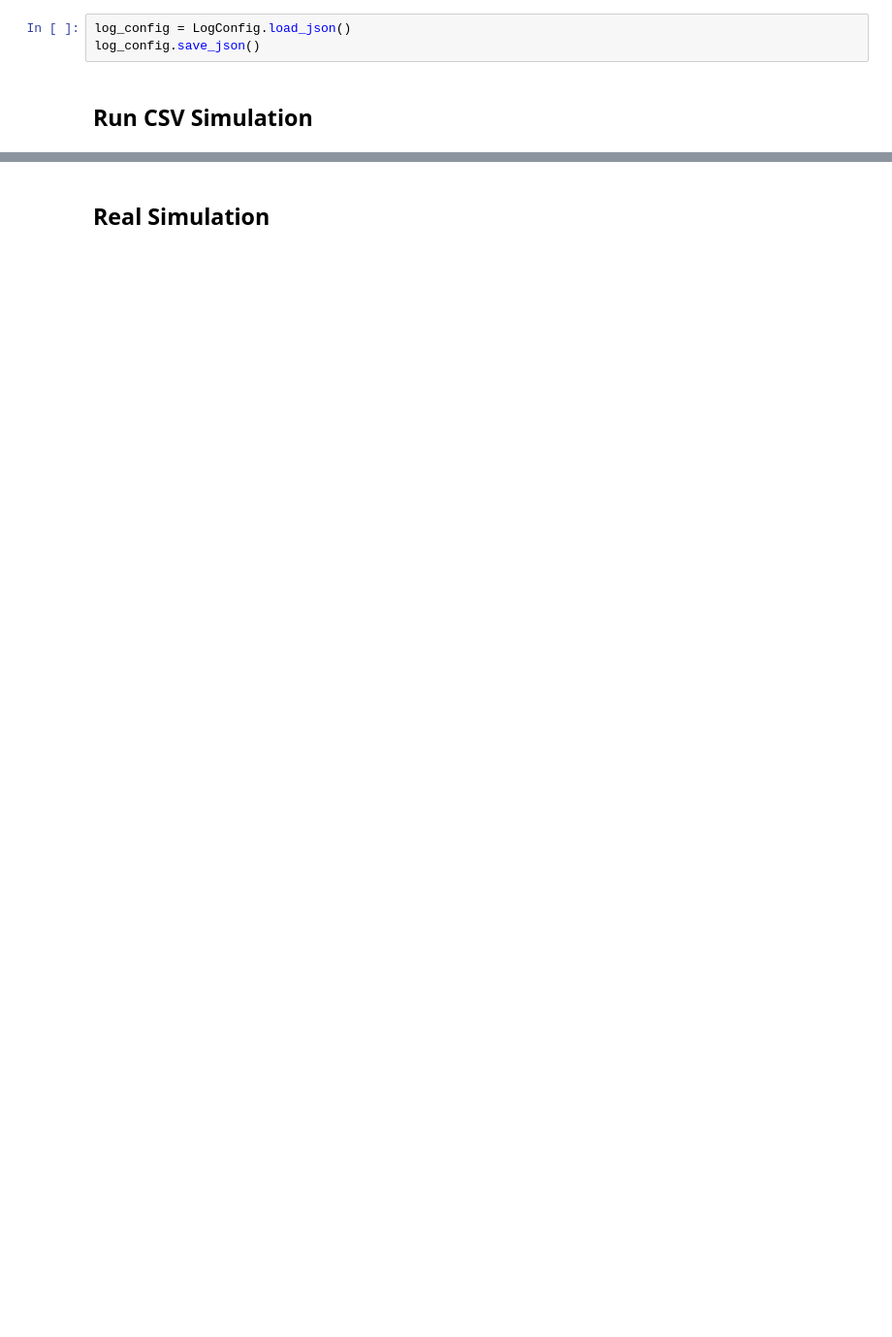
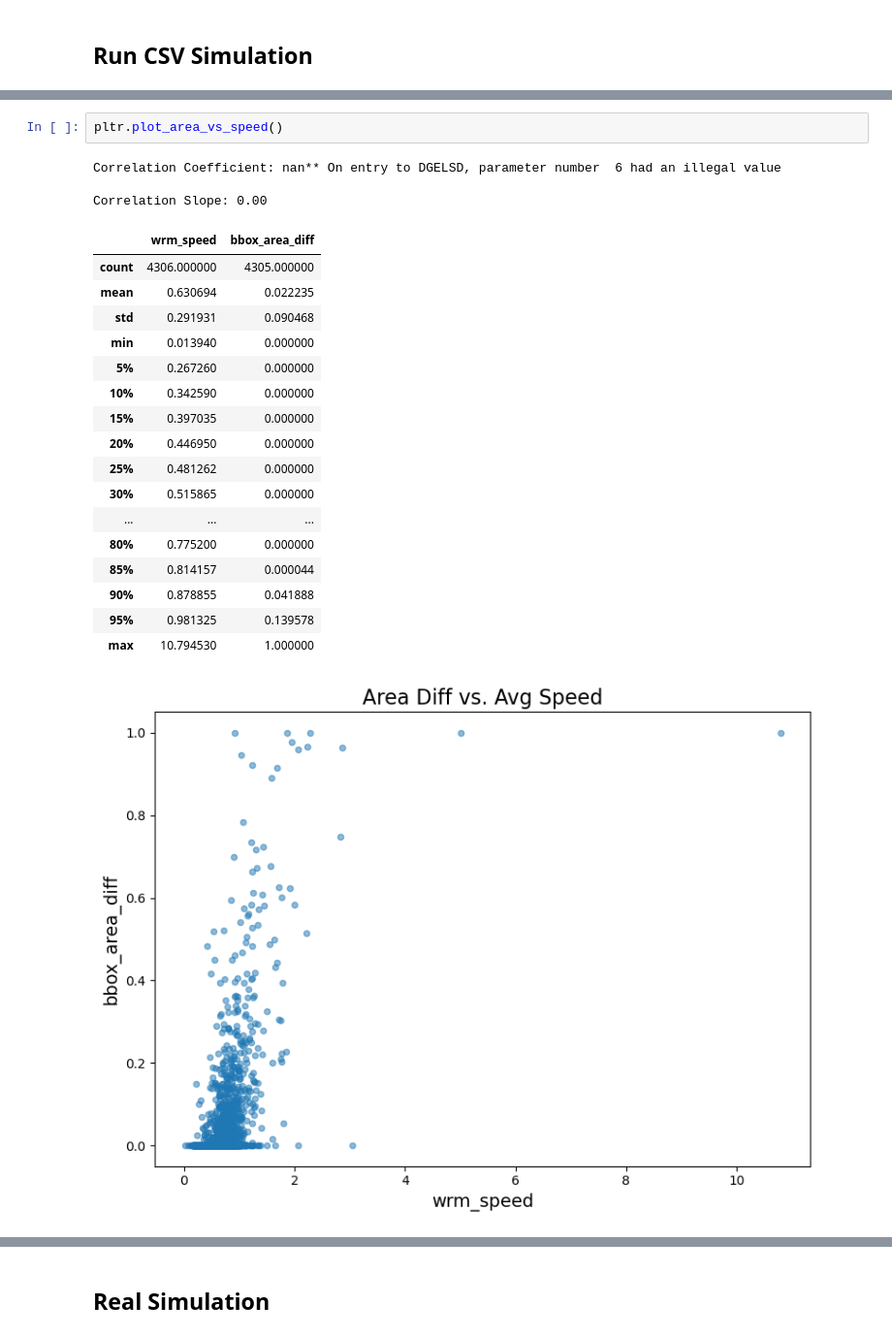
Before and after one commit to giladfrid009/WTracker, a Jupyter notebook: main2.ipynb, the cells around one changed output, grey strips where cells are left out. Shown at 97% size. Cells and saved outputs as stored; diff of their text form; blank space fills up the shorter version.

```diff
--- a/main2.ipynb
+++ b/main2.ipynb
@@ -262,6 +269,3 @@ base_path = "/Users/guycohen/Desktop/Bio-Project/"
-# %%
-log_config = LogConfig.load_json()
-log_config.save_json()
 # %% [markdown]
 ## Run CSV Simulation
 # %%
@@ -322,0 +402,24 @@ exp_config.save_json(exp_base_path + "/exp_config.json")
+# %%
+pltr.plot_area_vs_speed()
+# %% [output]
+Correlation Coefficient: nan** On entry to DGELSD, parameter number  6 had an illegal value
+
+Correlation Slope: 0.00
+|  | wrm_speed | bbox_area_diff |
+| count | 4306.000000 | 4305.000000 |
+| mean | 0.630694 | 0.022235 |
+| std | 0.291931 | 0.090468 |
+| min | 0.013940 | 0.000000 |
+| 5% | 0.267260 | 0.000000 |
+| 10% | 0.342590 | 0.000000 |
+| 15% | 0.397035 | 0.000000 |
+| 20% | 0.446950 | 0.000000 |
+| 25% | 0.481262 | 0.000000 |
+| 30% | 0.515865 | 0.000000 |
+| ... | ... | ... |
+| 80% | 0.775200 | 0.000000 |
+| 85% | 0.814157 | 0.000044 |
+| 90% | 0.878855 | 0.041888 |
+| 95% | 0.981325 | 0.139578 |
+| max | 10.794530 | 1.000000 |
+[figure, added]
```
Also changed, not shown: parts of 22 cells of this notebook, 8 other files.
